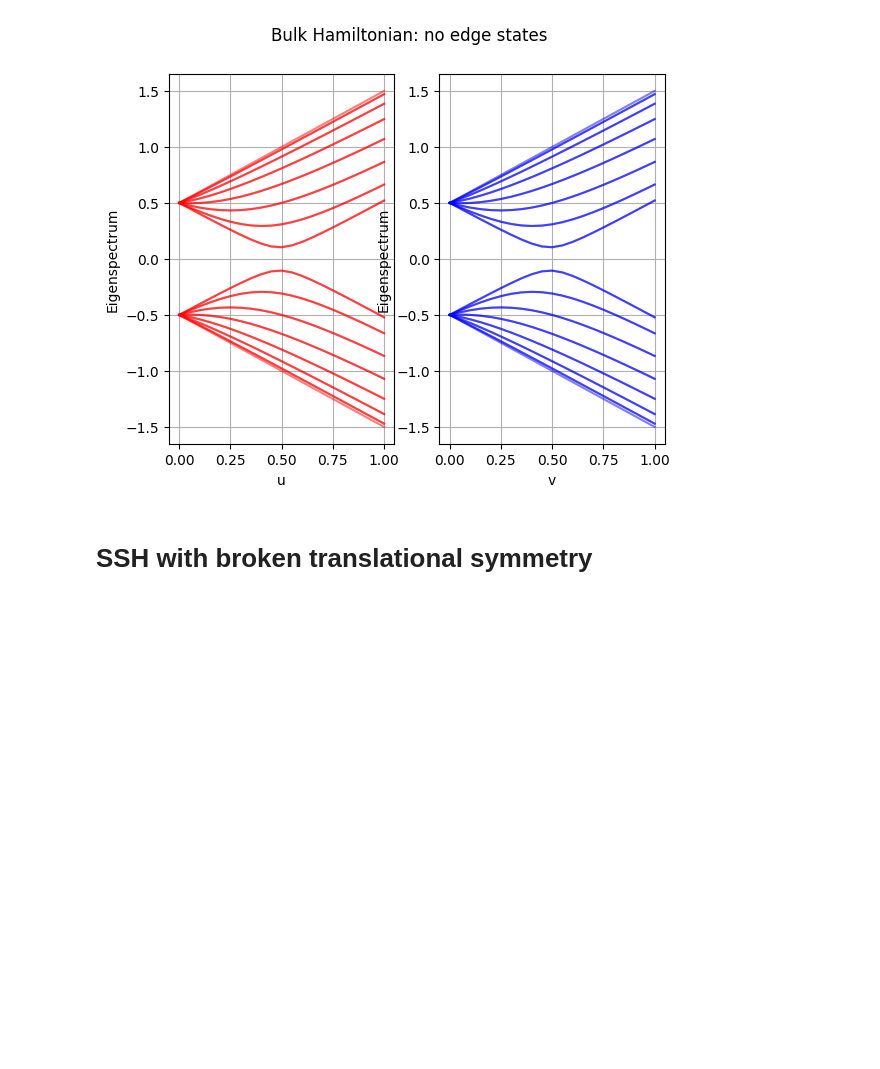
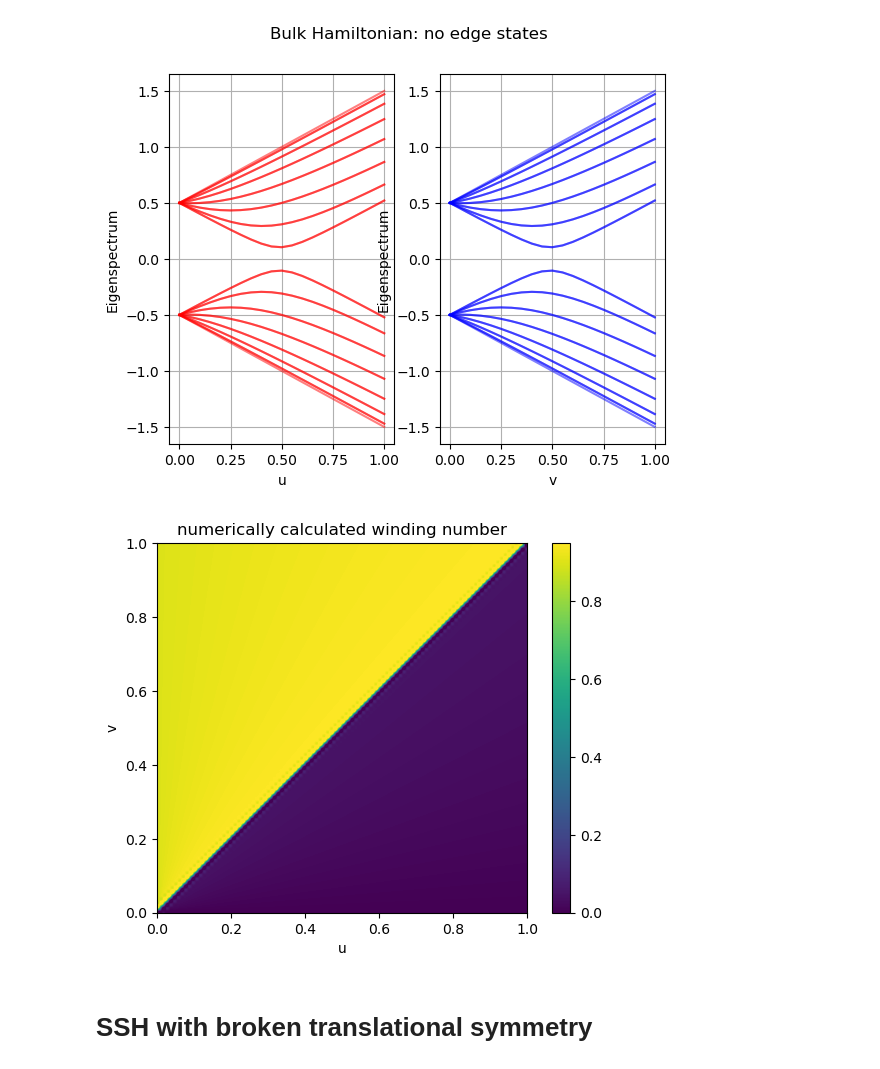
Before and after one commit to JedrekSt/NonHermitianQW, a Jupyter notebook: demo_/SSH_demo.ipynb, the cells around one changed output. Drawn from its saved outputs; the diff is of its cells as text; code cells hidden in the pictures; blank space fills up the shorter version.

Commit message:
ssh winding number

```diff
--- a/demo_/SSH_demo.ipynb
+++ b/demo_/SSH_demo.ipynb
@@ -101,6 +101,26 @@ ax2.grid(True)
 plt.show()
 # %% [output]
 [figure]
+# %%
+u = np.arange(0,1,0.01)
+v = np.arange(0,1,0.01)
+dim = 10
+
+U,V = np.meshgrid(u,v)
+get_wn = np.vectorize(lambda x,y : BulkSSH(dim,{"u" : x, "v" : y}).calc_winding_num(0))
+
+tab = get_wn(U,V)
+# %%
+fig = plt.figure()
+ax = fig.add_subplot()
+wn_plot = ax.imshow(tab,origin="lower",interpolation="spline36",extent=[0,1,0,1])
+plt.colorbar(wn_plot,ax = ax)
+ax.set_xlabel("u")
+ax.set_ylabel("v")
+ax.set_title("numerically calculated winding number")
+plt.show()
+# %% [output]
+[figure, added]
 # %% [markdown]
 <h1>SSH with broken translational symmetry</h1>
 # %%
```
Also changed, not shown: parts of 7 cells of this notebook, 1 other file.
